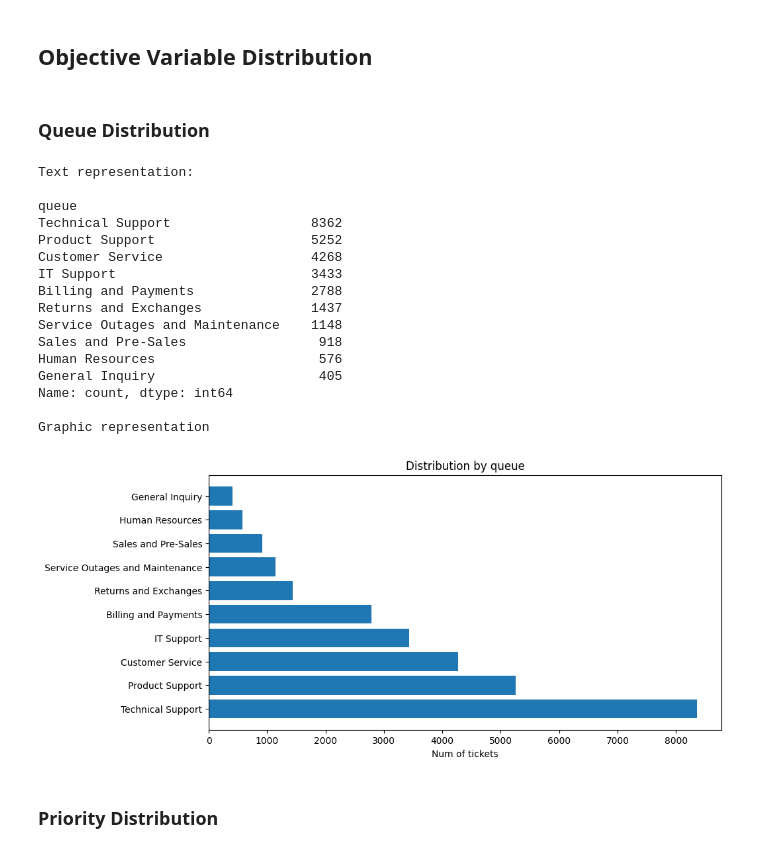
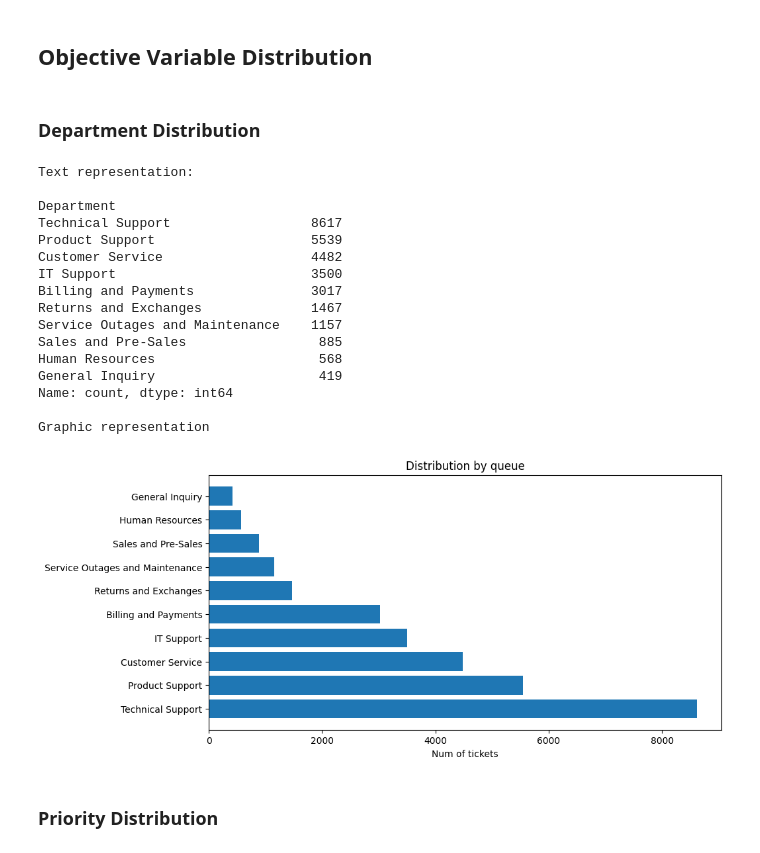
Before and after one commit to janoantelo7/IT-ticket-classifier, a Jupyter notebook: notebooks/it-ticket-classifier.ipynb, the cells around one changed output. Drawn from its saved outputs; the diff is of its cells as text; code cells hidden in the pictures.

```diff
--- a/notebooks/it-ticket-classifier.ipynb
+++ b/notebooks/it-ticket-classifier.ipynb
@@ -25,9 +25,9 @@ from sklearn.model_selection import train_test_split
 
 DATA_FOLDER = "../data"
 
-FILE_NAME = "aa_dataset-tickets-multi-lang-5-2-50-version.csv"
+FILE_NAME = "IT Support Ticket Data.csv"
 
-path = kagglehub.dataset_download("tobiasbueck/multilingual-customer-support-tickets")
+path = kagglehub.dataset_download("parthpatil256/it-support-ticket-data")
 
 print("Dataset downloaded to cache:", path)
 
@@ -60,7 +62,7 @@ Files in ../data: ['aa_dataset-tickets-multi-lang-5-2-50-version.csv']
 # %% [markdown]
 ## Basic Dataset Inspection
 # %%
-df_original = pd.read_csv(dest_path)
+df_original = pd.read_csv(dest_path, index_col=0)
 
 # basic info
 print("Dataset info:")
@@ -161,36 +153,36 @@ Graphic representation
 # %% [markdown]
 ## Objective Variable Distribution
 # %% [markdown]
-### Queue Distribution
+### Department Distribution
 # %%
-queue_tickets = df_original["queue"].value_counts()
+department_tickets = df_original["Department"].value_counts()
 print("Text representation:\n")
-print(queue_tickets)
+print(department_tickets)
 
 print("\nGraphic representation")
 fig, ax = plt.subplots(figsize=(10, 5))
-ax.barh(queue_tickets.index,queue_tickets.values)
+ax.barh(department_tickets.index,department_tickets.values)
 ax.set_title("Distribution by queue")
 ax.set_xlabel("Num of tickets")
 plt.show()
 # %% [output]
 Text representation:
 
-queue
-Technical Support                  8362
-Product Support                    5252
-Customer Service                   4268
-IT Support                         3433
-Billing and Payments               2788
-Returns and Exchanges              1437
-Service Outages and Maintenance    1148
-Sales and Pre-Sales                 918
-Human Resources                     576
-General Inquiry                     405
+Department
+Technical Support                  8617
+Product Support                    5539
+Customer Service                   4482
+IT Support                         3500
+Billing and Payments               3017
+Returns and Exchanges              1467
+Service Outages and Maintenance    1157
+Sales and Pre-Sales                 885
+Human Resources                     568
+General Inquiry                     419
 Name: count, dtype: int64
 
 Graphic representation
-[figure, old version]
+[figure, new version]
 # %% [markdown]
 ### Priority Distribution
 # %%
```
Also changed, not shown: parts of 12 cells of this notebook, 1 other file.
